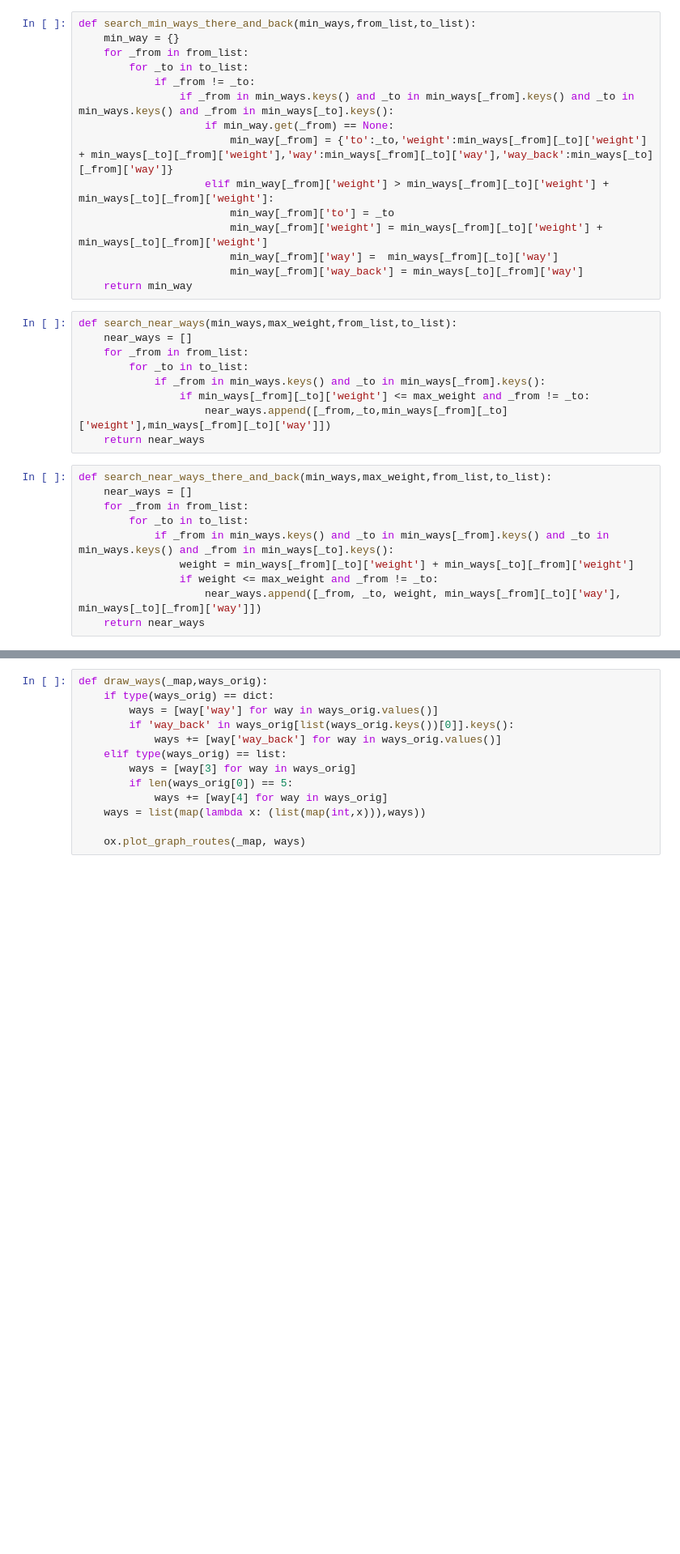
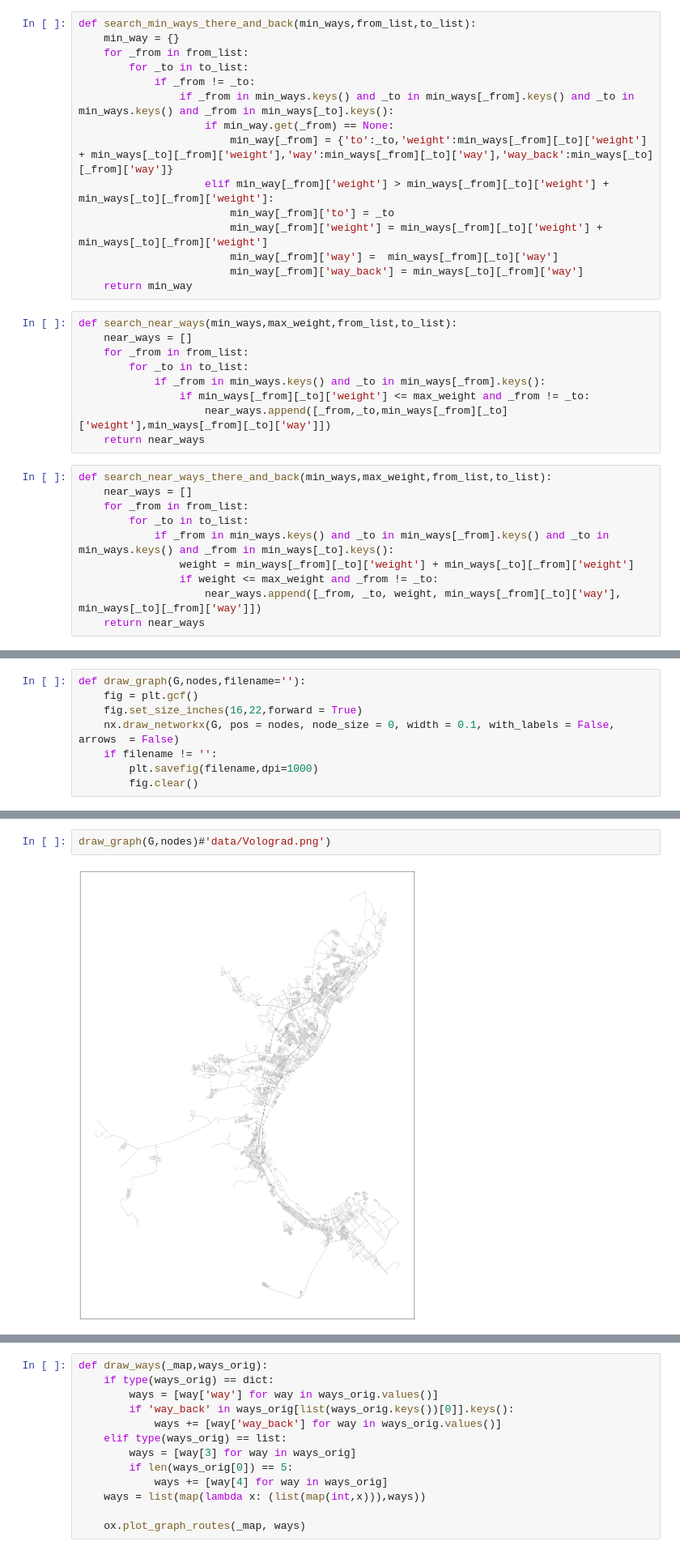
Before and after one commit to vladbusel/graph_tasks, a Jupyter notebook: solution.ipynb, the cells around one changed output, grey strips where cells are left out. Shown at 81% size. Drawn from its saved outputs; the diff is of its cells as text; blank space fills up the shorter version.

```diff
--- a/solution.ipynb
+++ b/solution.ipynb
@@ -411,0 +614,8 @@ def search_min_weight_to_node(min_ways,from_list,to_list):
+# %%
+def draw_graph(G,nodes,filename=''):
+    fig = plt.gcf()
+    fig.set_size_inches(16,22,forward = True)
+    nx.draw_networkx(G, pos = nodes, node_size = 0, width = 0.1, with_labels = False, arrows  = False)
+    if filename != '':
+        plt.savefig(filename,dpi=1000)
+        fig.clear()
@@ -411,0 +668,4 @@ def search_min_weight_to_node(min_ways,from_list,to_list):
+# %%
+draw_graph(G,nodes)#'data/Volograd.png')
+# %% [output]
+[figure, added]
```
Also changed, not shown: parts of 51 cells of this notebook, 18 other files.
